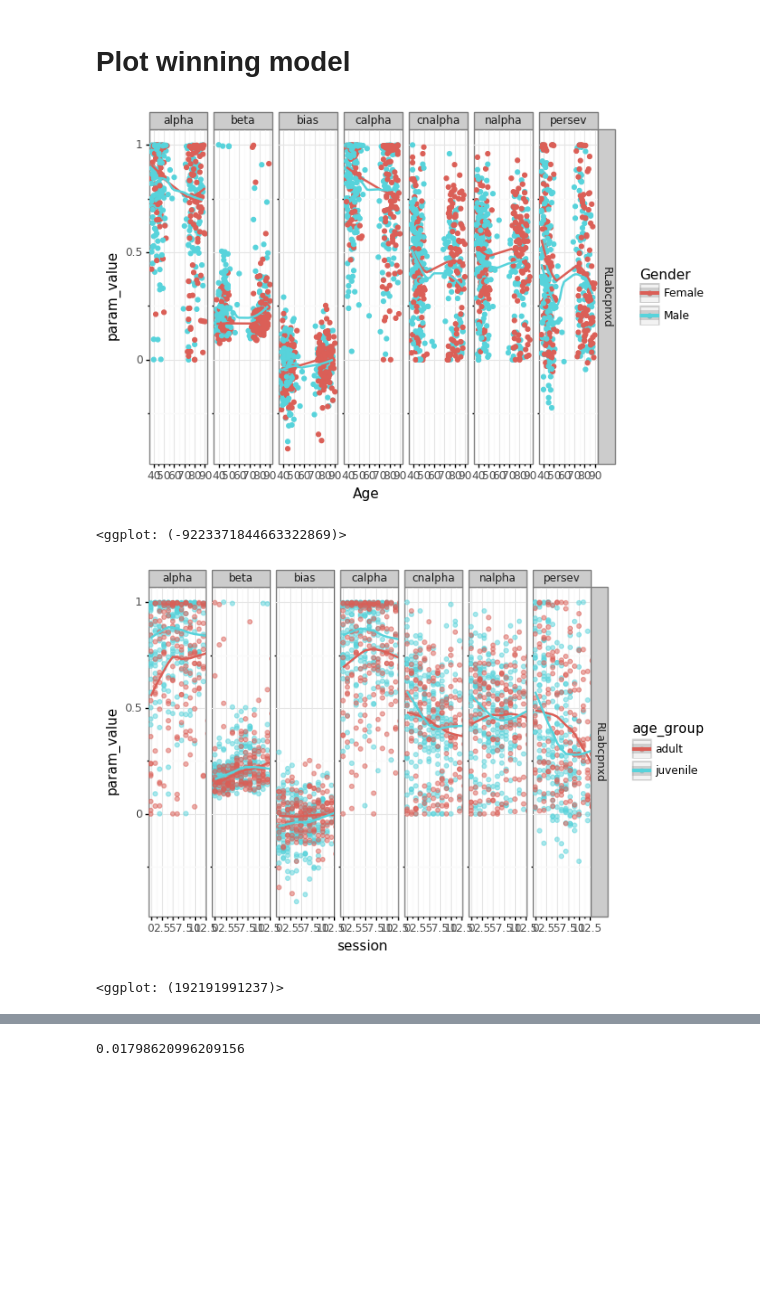
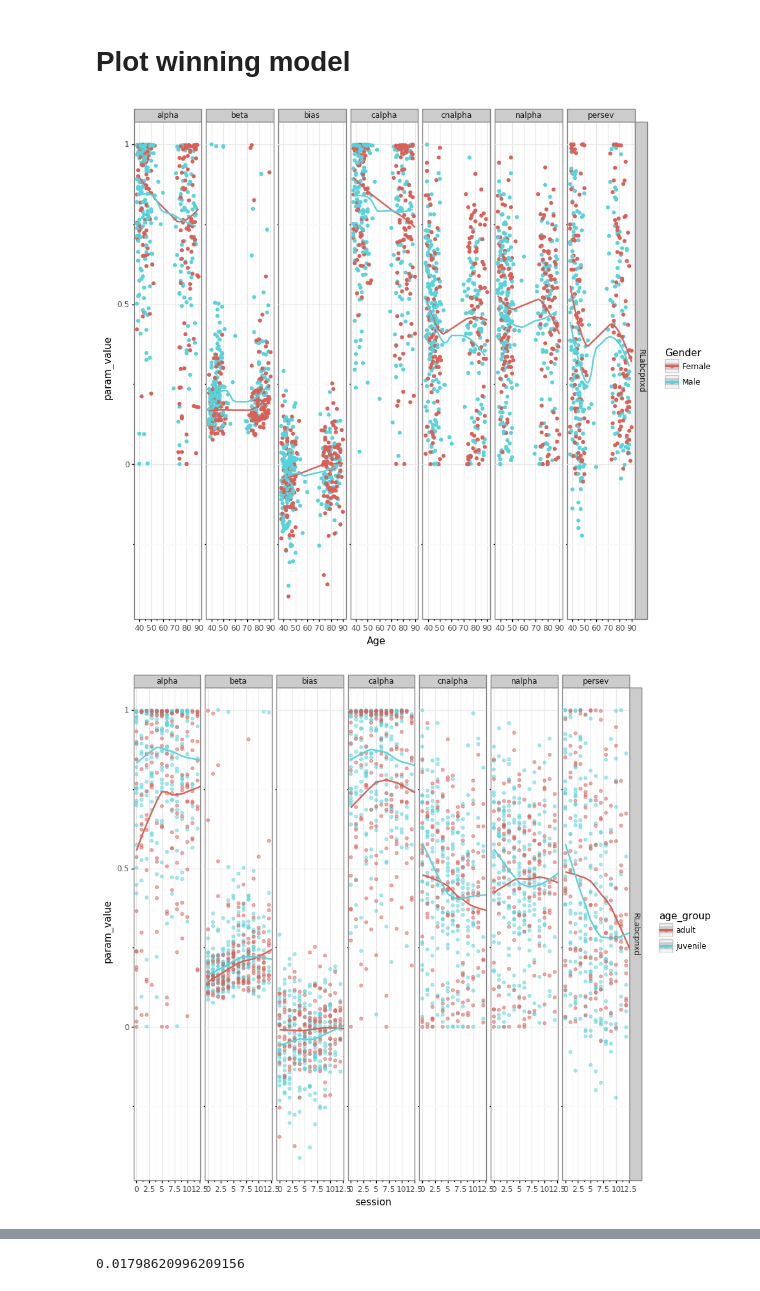
Before and after one commit to MariaEckstein/SLCN, a Jupyter notebook: models/AnalyzeMouseModels.ipynb, the cells around one changed output, grey strips where cells are left out. Saved outputs shown, nothing was run; the diff lists cells and outputs as text; code cells hidden in the pictures; blank space fills up the shorter version.

```diff
--- a/models/AnalyzeMouseModels.ipynb
+++ b/models/AnalyzeMouseModels.ipynb
@@ -23,7 +31,9 @@ import pandas as pd
 # %% [markdown]
 # Directories
 # %%
-param_dir = 'C:/Users/maria/MEGAsync/SLCN/PShumanData/fitting/map_indiv/mice'
+base_dir = 'C:/Users/maria/MEGAsync/SLCN'
+param_dir = os.path.join(base_dir, 'PShumanData/fitting/map_indiv/mice')
+plot_save_dir = os.path.join(base_dir, 'models/plots/')
 # %% [markdown]
 # Plot model fits
 # %%
@@ -107,26 +118,30 @@ all_params_long
 # %% [markdown]
 # Plot winning model
 # %%
+# gg.options.fig_size = (10, 10)
+gg.options.figure_size = (10, 10)
 win_mod_sub = all_params_long.model == winning_model_name
-(gg.ggplot(all_params_long[win_mod_sub], gg.aes('PreciseYrs', 'param_value', color='Gender'))
+g = (gg.ggplot(all_params_long[win_mod_sub], gg.aes('PreciseYrs', 'param_value', color='Gender'))
  + gg.geom_point()
  + gg.theme_bw()
  + gg.geom_smooth()
  + gg.facet_grid('model~param_name')
  + gg.labs(x='Age')
 )
+g.draw()
+g.save(os.path.join(plot_save_dir, 'ParamsAge.png'))
 # %% [output]
-[figure, old version]
+[figure, new version]
-<ggplot: (-9223371844663322869)>
 # %%
-(gg.ggplot(all_params_long[win_mod_sub], gg.aes('session', 'param_value', color='age_group'))
+g = (gg.ggplot(all_params_long[win_mod_sub], gg.aes('session', 'param_value', color='age_group'))
  + gg.geom_point(alpha=0.5)
  + gg.theme_bw()
  + gg.geom_smooth()
  + gg.coord_cartesian(xlim=(0, 12))
  + gg.facet_grid('model~param_name')
 )
+g.draw()
+g.save(os.path.join(plot_save_dir, 'ParamsSession.png'))
 # %% [output]
-[figure, old version]
+[figure, new version]
-<ggplot: (192191991237)>
 # %%
```
Also changed, not shown: parts of 10 cells of this notebook, 6 other files.
